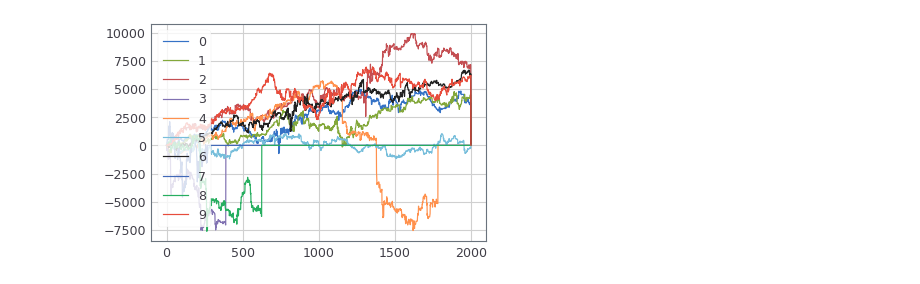
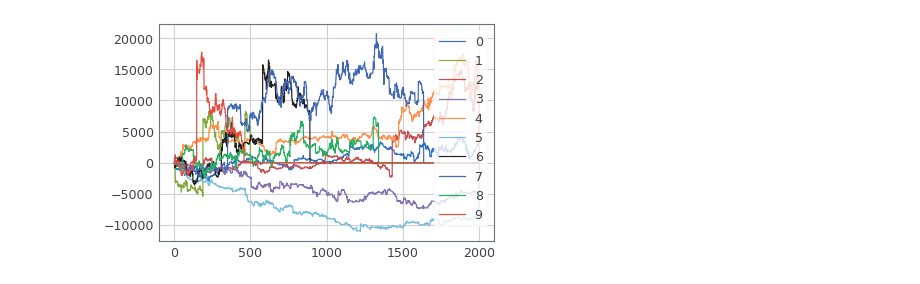
Before and after one commit to geekpradd/Reinforcement-Learning-Stock-Trader, a Jupyter notebook: Stock Final Codes and Results/Single Stock DRQN/ddqn.ipynb, the cells around one changed output. Cells and saved outputs as stored; diff of their text form; code cells hidden in the pictures.

```diff
--- a/Stock Final Codes and Results/Single Stock DRQN/ddqn.ipynb
+++ b/Stock Final Codes and Results/Single Stock DRQN/ddqn.ipynb
@@ -38,7 +38,7 @@ class StockEnv(gym.Env):
         self.action_space = spaces.Box(low = -1, high = 1, shape =  (1, 1), dtype = np.float32)
         self.observation_space = spaces.Box(low = 0, high = 1, shape = (1, self.state_dimensions), dtype = np.float32)
 
-    def reset(self, initial_balance = 10000, shares_held = None):
+    def reset(self, initial_balance = 10000, shares_held = 100):
         self.start_balance = initial_balance
         if self.train:
             self.current_step = np.random.randint(0, self.max_steps)
@@ -103,7 +103,7 @@ class StockEnv(gym.Env):
             action = ceil(action)
 
         if self.shares_held == 0 and action < 0:
-            reward = -self.balance/2 if self.train else 0
+            reward = 0
             print ("Invallid sell action")
         else:
             self.update_balance(action)
@@ -133,6 +133,12 @@ class StockEnv(gym.Env):
 
 def create_stock_env(location, train=True):
     df = pd.read_csv(location).sort_values('Date')
+#     length = len(df)
+#     split_length = int(split*length)
+#     if train:
+#         df = df[0:split_length]
+#     else:
+#         df = df[split_length:]
     params = {
         'num_stocks' : 1,
         'min_brokerage' : 30.0,
@@ -212,9 +218,9 @@ class Agent:
     def build_network(self):
         model = tf.keras.Sequential()
         initializer = tf.keras.initializers.GlorotUniform()
-        model.add(tf.keras.layers.Dense(24, activation='relu',
+        model.add(tf.keras.layers.Dense(256, activation='relu',
                         input_shape=self.input_shape, kernel_initializer=initializer))
-        model.add(tf.keras.layers.Dense(24, activation='relu',
+        model.add(tf.keras.layers.Dense(128, activation='relu',
                          kernel_initializer=initializer))
         model.add(tf.keras.layers.Dense(self.num_actions, activation='linear', kernel_initializer=initializer))
         model.compile(loss='mse', optimizer=self.optimizer)
@@ -258,7 +264,7 @@ class Agent:
     def save_weights(self):
         self.q_network.save_weights(path_base + "main-normal.h5")
         self.target_network.save_weights(path_base + "target-normal.h5")
-        data = (self.buffer, self.count)
+        data = (self.buffer, self.count, self.epsilon)
         with open (path_base + 'auxiliary-normal.pkl', 'wb') as f:
             pickle.dump(data, f)
 
@@ -267,7 +273,7 @@ class Agent:
         self.target_network.load_weights(path_base + "target-normal.h5")
         with open (path_base + 'auxiliary-normal.pkl', 'rb') as f:
             data = pickle.load(f)
-        self.buffer, self.count = data
+        self.buffer, self.count, self.epsilon = data
 
     def train(self, count):
         size = min(count, self.buffer.size)
@@ -295,13 +301,11 @@ class Agent:
         if self.count%self.save_frequency == 0:
             self.save_weights()
 # %%
-files = 'data/PCG.csv'
-env = create_stock_env(files)
 tf.keras.backend.set_floatx('float32')
 optimizer = tf.keras.optimizers.Adam(learning_rate = 0.001)
 params = {"state_dimensions":6, "decay":0.995, "batch_size":32, "merge_frequency": 10000, "replay_length":10, "min_epsilon": 0.1, "save_frequency": 5000, "discount": 0.95,  "actions": 20, "optimizer": optimizer,
           "memory": 70000}
-agent = Agent(params, resume=True)
+agent = Agent(params, resume=False)
 # %%
 def train(agent, env, epochs, profits, balances, shares, actions, steps_per_epoch):
 
@@ -333,6 +337,8 @@ def train(agent, env, epochs, profits, balances, shares, actions, steps_per_epoc
         agent.clear_memory()
         print('Completed epoch' + str(epoch))
 # %%
+files = 'data/MSFT.csv'
+env = create_stock_env(files)
 epochs = 30
 steps_per_epoch = 2000
 profits = np.zeros((epochs, steps_per_epoch+1))
@@ -359,9 +366,9 @@ Completed epoch5
 # %%
-for _ in range(0, 10):
+for _ in range(20, 30):
     plt.plot(profits[_])
 
 plt.legend(list(range(10)))
 plt.show()
 # %% [output]
-[figure, old version]
+[figure, new version]
 # %%
```
Also changed, not shown: parts of 6 cells of this notebook, 2 other files.
